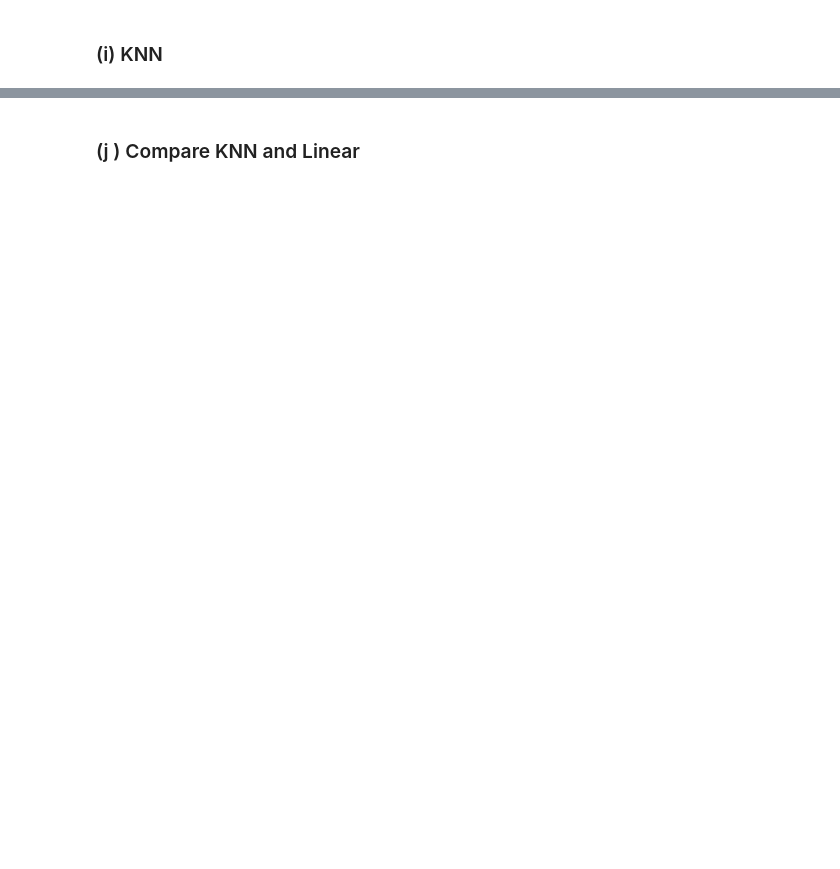
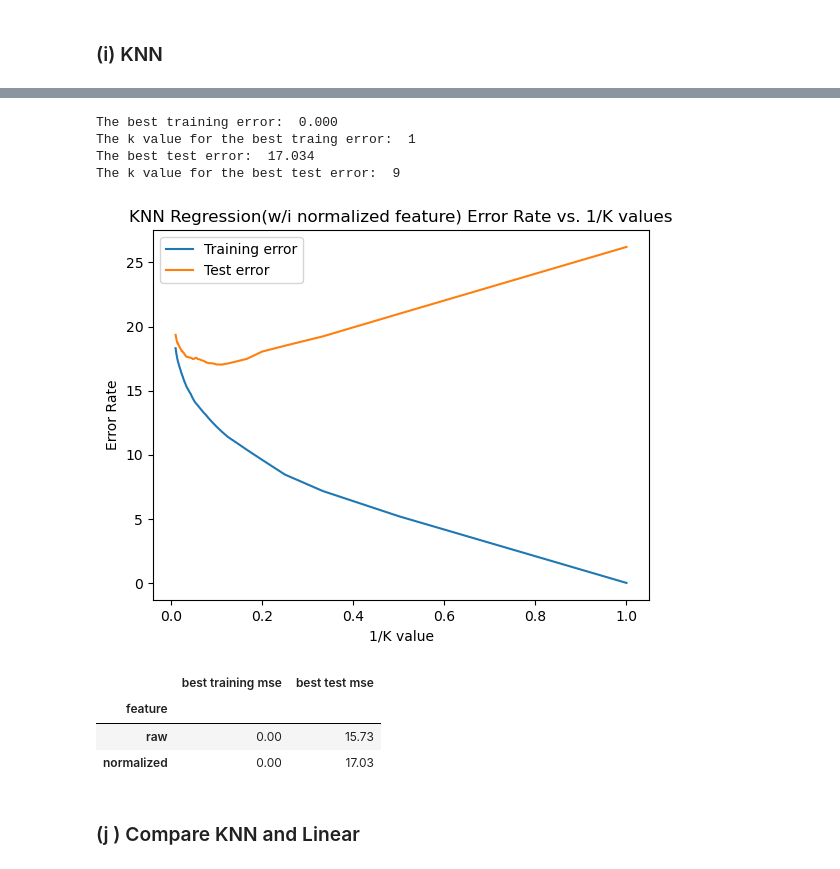
Before and after one commit to raychencssw/Power-Plant-Energy-Output-Prediction, a Jupyter notebook: notebook/Last_First_HW2.ipynb, the cells around one changed output, grey strips where cells are left out. Drawn from its saved outputs; the diff is of its cells as text; code cells hidden in the pictures; blank space fills up the shorter version.

```diff
--- a/notebook/Last_First_HW2.ipynb
+++ b/notebook/Last_First_HW2.ipynb
@@ -525,2 +528,72 @@ The k value for the best test error:  5
+# %%
+k_inv = []
+k_best_nor_train = None
+mse_best_nor_train = sys.maxsize
+mse_best_nor_test = sys.maxsize
+mse_nor_trainArr = []
+mse_nor_testArr = []
+
+scaler = MinMaxScaler()
+train_x_nor = scaler.fit_transform(train_x)
+test_x_nor = scaler.fit_transform(test_x)
+
+
+for k in range(1,101):
+
+    k_inv.append(1/k)
+
+    knn_nor = KNeighborsRegressor(n_neighbors=k)
+    knn_nor.fit(train_x_nor, train_y)
+
+    y_pred_nor_train = knn_nor.predict(train_x_nor)
+
+    mse_nor_train = mean_squared_error(train_y, y_pred_nor_train)
+    mse_nor_trainArr.append(mse_nor_train)
+
+    if mse_nor_train < mse_best_nor_train:
+        mse_best_nor_train = mse_nor_train
+        k_best_nor_train = k
+
+    y_pred_nor_test = knn_nor.predict(test_x_nor)
+
+    mse_nor_test = mean_squared_error(test_y, y_pred_nor_test)
+    mse_nor_testArr.append(mse_nor_test)
+
+    if mse_nor_test < mse_best_nor_test:
+        mse_best_nor_test = mse_nor_test
+        k_best_nor_test = k
+
+
+print('The best training error: ', '%.3f' %mse_best_nor_train)
+print('The k value for the best traing error: ', k_best_nor_train)
+print('The best test error: ', '%.3f' %mse_best_nor_test)
+print('The k value for the best test error: ', k_best_nor_test)
+
+
+plt.plot(k_inv, mse_nor_trainArr, label='Training error')
+plt.plot(k_inv, mse_nor_testArr, label='Test error')
+plt.title('KNN Regression(w/i normalized feature) Error Rate vs. 1/K values')
+plt.xlabel('1/K value')
+plt.ylabel('Error Rate')
+plt.legend()
+plt.show()
+# %% [output]
+The best training error:  0.000
+The k value for the best traing error:  1
+The best test error:  17.034
+The k value for the best test error:  9
+[figure, added]
+# %%
+comparison_knn = [{'feature': 'raw', 'best training mse': mse_best_raw_train, 'best test mse': mse_best_raw_test},
+              {'feature': 'normalized', 'best training mse': mse_best_nor_train, 'best test mse': mse_best_nor_test}]
+
+comparison_knn = pd.DataFrame(comparison_knn)
+comparison_knn.set_index('feature',inplace=True)
+comparison_knn
+# %% [output]
+|  | best training mse | best test mse |
+| feature |  |  |
+| raw | 0.00 | 15.73 |
+| normalized | 0.00 | 17.03 |
 # %% [markdown]
 ### (j ) Compare KNN and Linear
```
Also changed, not shown: parts of 4 cells of this notebook.
